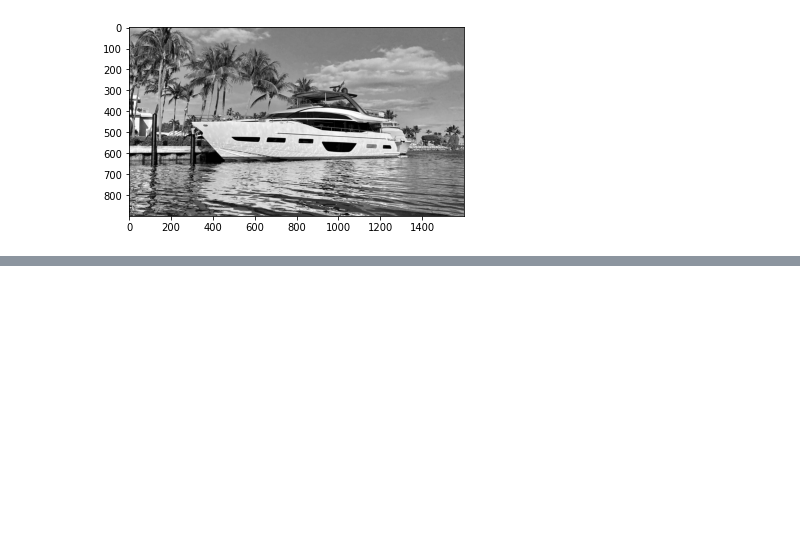
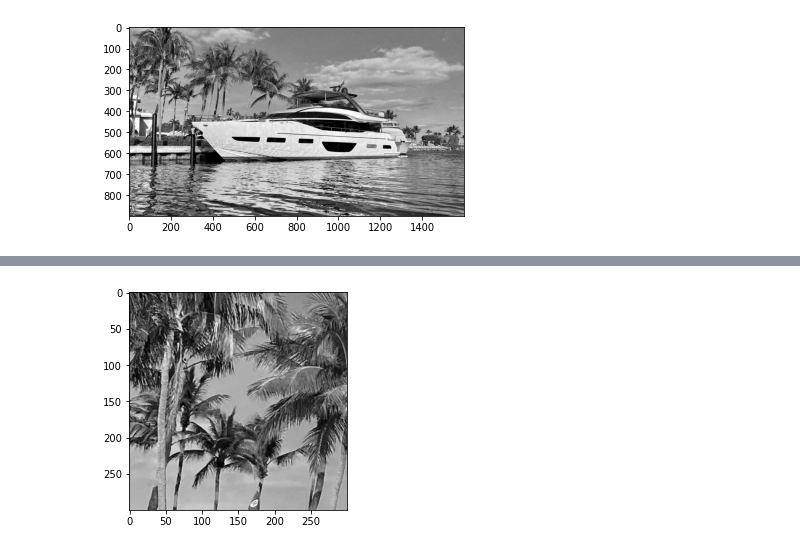
Before and after one commit to nonficti0n/learn_computer_vision, a Jupyter notebook: exercises/00_hello_world/load_images.ipynb, the cells around one changed output, grey strips where cells are left out. Saved outputs shown, nothing was run; the diff lists cells and outputs as text; code cells hidden in the pictures; blank space fills up the shorter version.

```diff
--- a/exercises/00_hello_world/load_images.ipynb
+++ b/exercises/00_hello_world/load_images.ipynb
@@ -18,0 +35,7 @@ plt.show()
+# %%
+# Cropping image
+img2=img[100:400,100:400]
+plt.imshow(img2,cmap='gray')
+plt.show()
+# %% [output]
+[figure, added]
```
Also changed, not shown: parts of 6 cells of this notebook, 1 other file.
